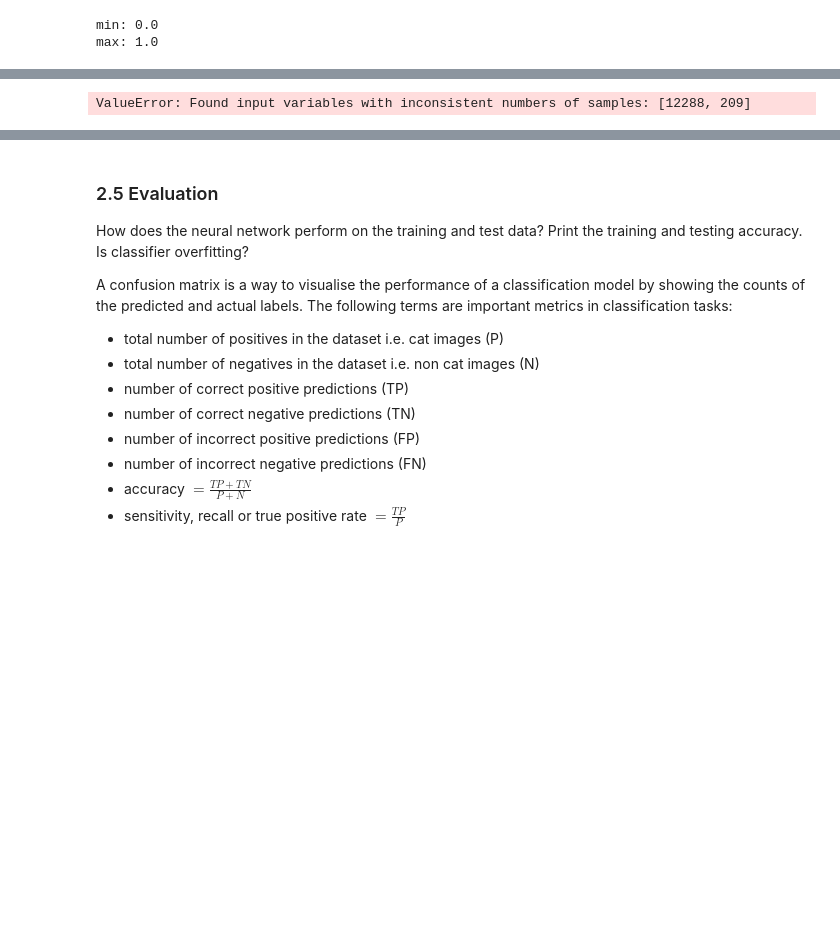
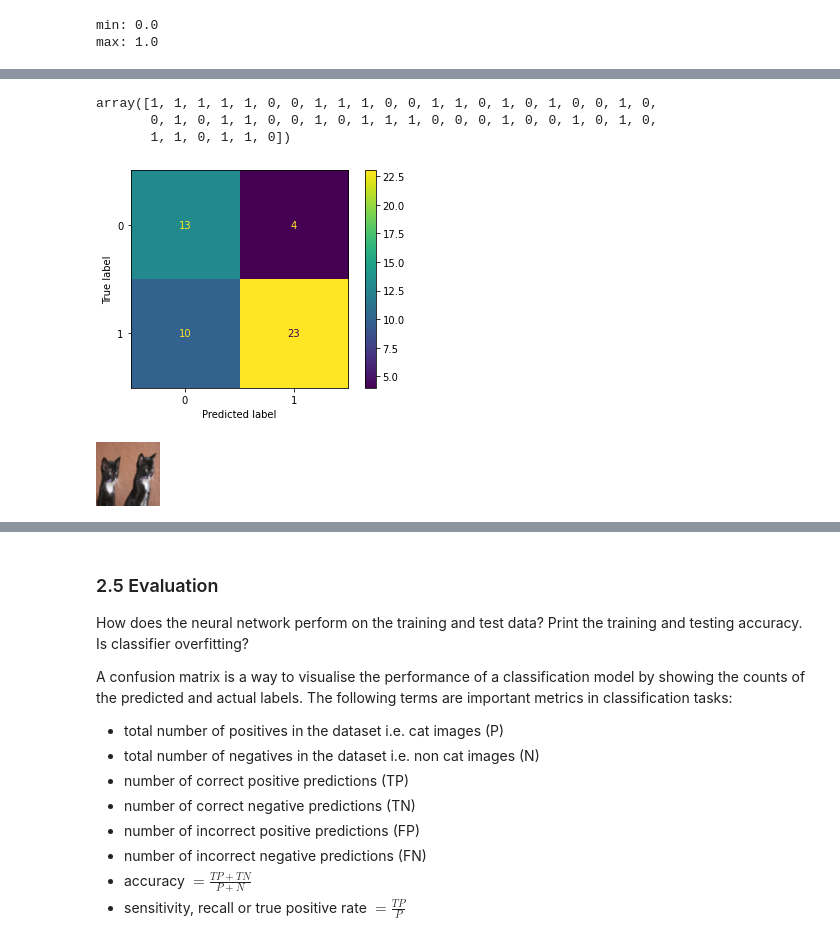
Before and after one commit to kaihulme/machine-learning, a Jupyter notebook: 02_linear_models_neural_networks_svms/linear_models_neural_networks_svms.ipynb, the cells around one changed output, grey strips where cells are left out. Saved outputs shown, nothing was run; the diff lists cells and outputs as text; code cells hidden in the pictures; blank space fills up the shorter version.

```diff
--- a/02_linear_models_neural_networks_svms/linear_models_neural_networks_svms.ipynb
+++ b/02_linear_models_neural_networks_svms/linear_models_neural_networks_svms.ipynb
@@ -243,15 +243,23 @@ Hint, the classifier `fit` method has the following inputs:
 # %%
 # write your code here
 log_reg = LogisticRegression(max_iter=500)
-log_reg.fit(x_train_std.T, train_y.flatten())
+log_reg.fit(x_train_std, train_y.flatten())
 
 x_test_std = standardise_images( reshape_images( test_x_orig, num_test, num_px, num_cl ) )
 
-print(x_test_std.shape)
+plot_confusion_matrix(log_reg, x_test_std, test_y.flatten())
 
-log_reg.predict(x_test_std.T)
+log_reg.predict(x_test_std)
 # %% [output]
-ValueError: Found input variables with inconsistent numbers of samples: [12288, 209]
+array([1, 1, 1, 1, 1, 0, 0, 1, 1, 1, 0, 0, 1, 1, 0, 1, 0, 1, 0, 0, 1, 0,
+       0, 1, 0, 1, 1, 0, 0, 1, 0, 1, 1, 1, 0, 0, 0, 1, 0, 0, 1, 0, 1, 0,
+       1, 1, 0, 1, 1, 0])
+[figure, added]
+# %%
+from PIL import Image
+Image.fromarray(test_x_orig[0], 'RGB')
+# %% [output]
+[figure, added]
 # %% [markdown]
 ### Neural network architecture
 We will initially build a fully connected neural network with one hidden layer (i.e. one layer between input and output). When using more than one hidden layer we define it as a deep neural network.
```
Also changed, not shown: parts of 6 cells of this notebook.
